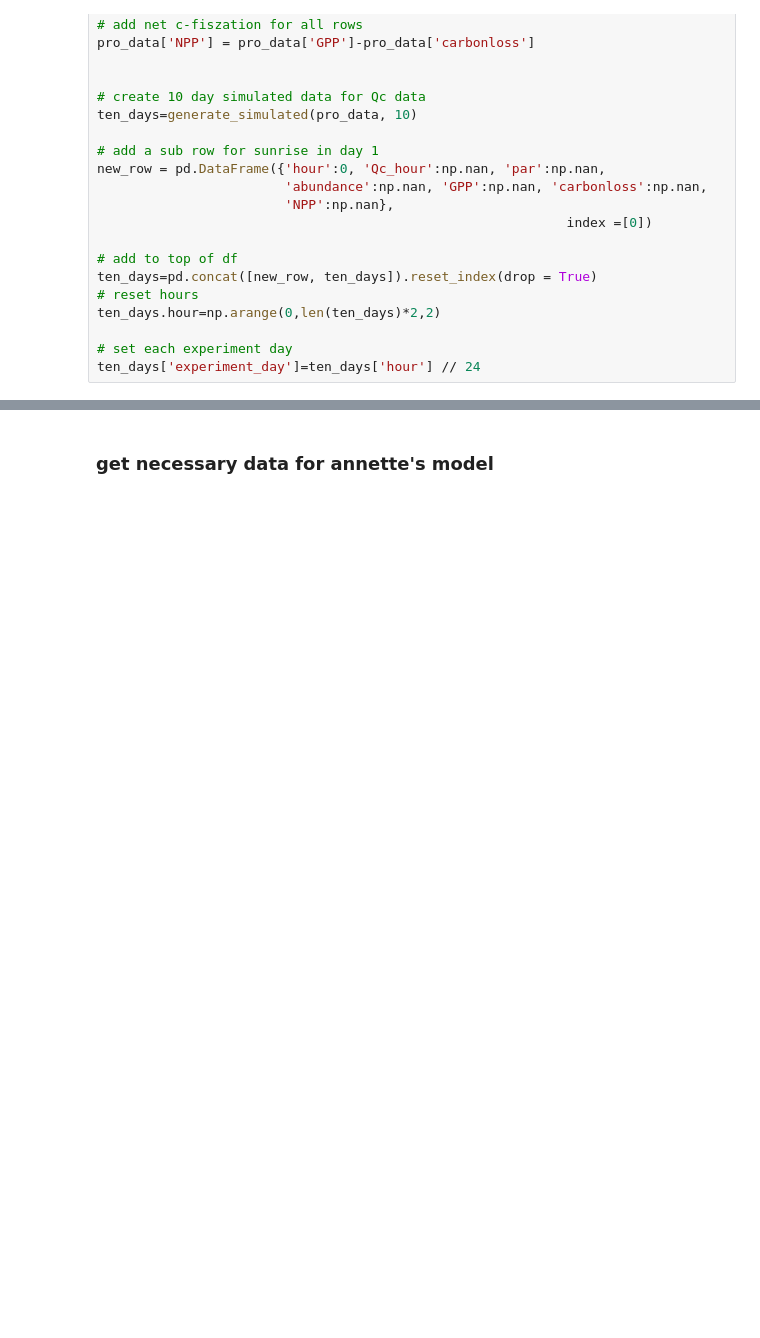
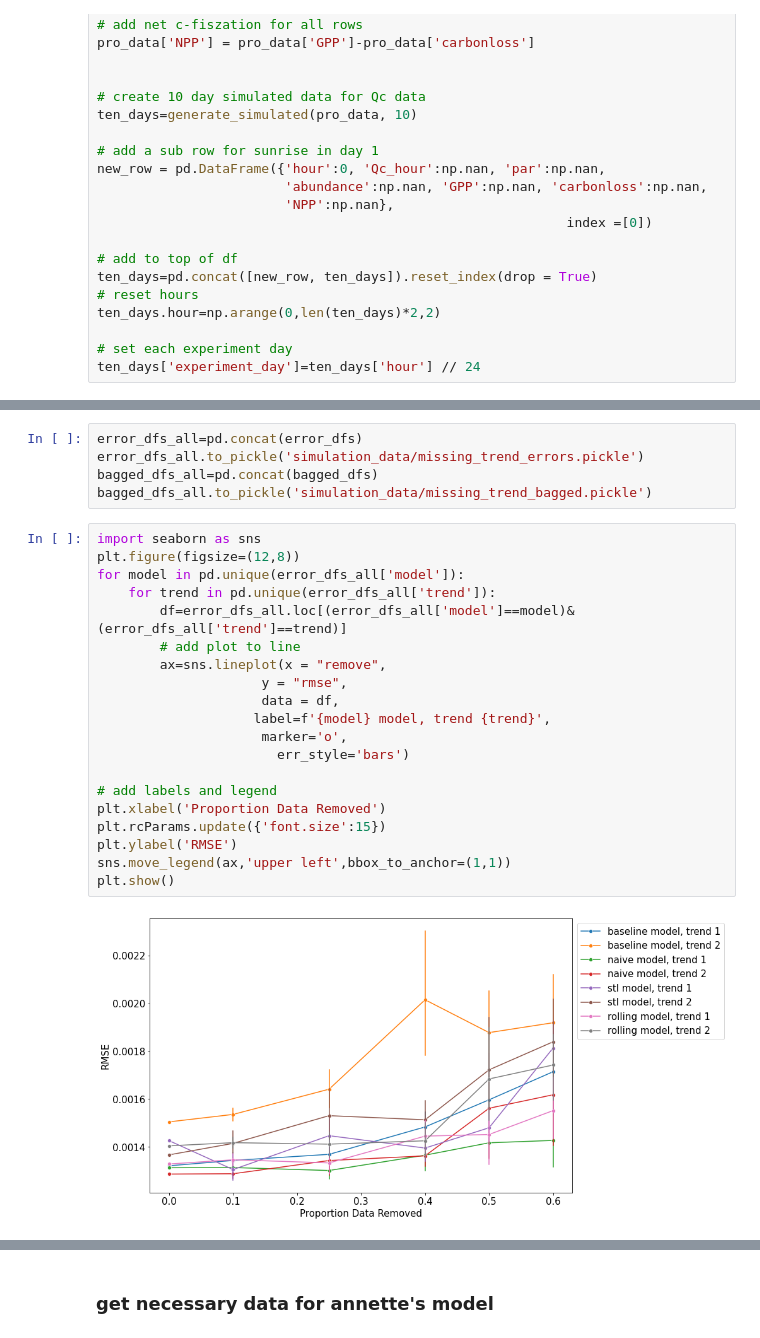
Before and after one commit to klqi/seaflow_tsd, a Jupyter notebook: annette_model.ipynb, the cells around one changed output, grey strips where cells are left out. Drawn from its saved outputs; the diff is of its cells as text; blank space fills up the shorter version.

```diff
--- a/annette_model.ipynb
+++ b/annette_model.ipynb
@@ -89,0 +216,27 @@ ten_days['experiment_day']=ten_days['hour'] // 24
+# %%
+error_dfs_all=pd.concat(error_dfs)
+error_dfs_all.to_pickle('simulation_data/missing_trend_errors.pickle')
+bagged_dfs_all=pd.concat(bagged_dfs)
+bagged_dfs_all.to_pickle('simulation_data/missing_trend_bagged.pickle')
+# %%
+import seaborn as sns
+plt.figure(figsize=(12,8))
+for model in pd.unique(error_dfs_all['model']):
+    for trend in pd.unique(error_dfs_all['trend']):
+        df=error_dfs_all.loc[(error_dfs_all['model']==model)&(error_dfs_all['trend']==trend)]
+        # add plot to line
+        ax=sns.lineplot(x = "remove",
+                     y = "rmse",
+                     data = df,
+                    label=f'{model} model, trend {trend}',
+                     marker='o',
+                       err_style='bars')
+
+# add labels and legend
+plt.xlabel('Proportion Data Removed')
+plt.rcParams.update({'font.size':15})
+plt.ylabel('RMSE')
+sns.move_legend(ax,'upper left',bbox_to_anchor=(1,1))
+plt.show()
+# %% [output]
+[figure, added]
```
Also changed, not shown: parts of 23 cells of this notebook, 32 other files.
